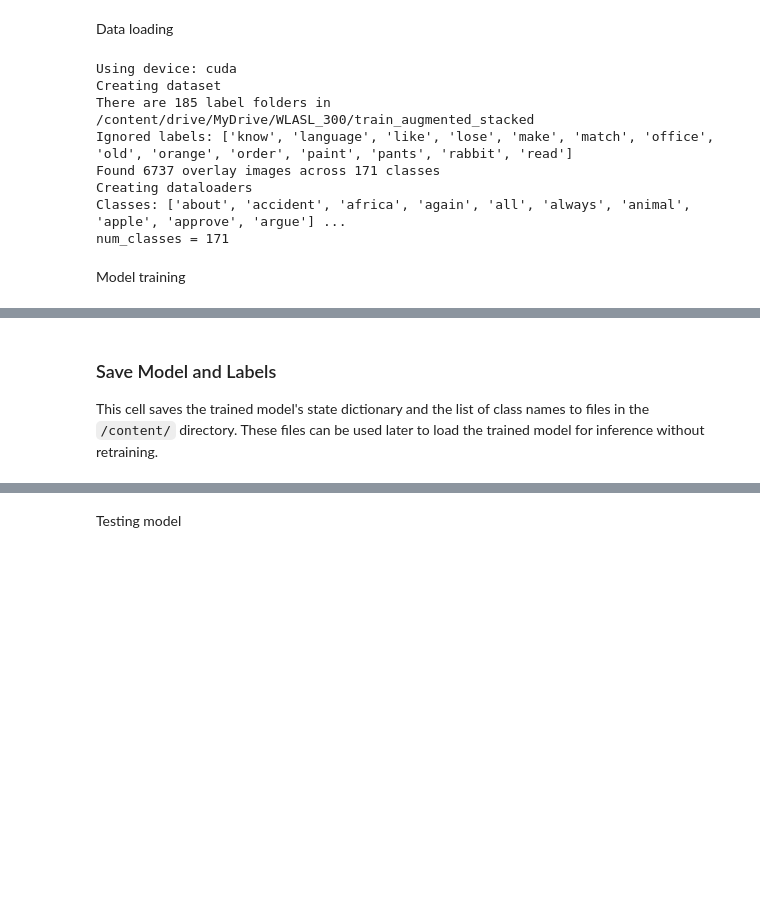
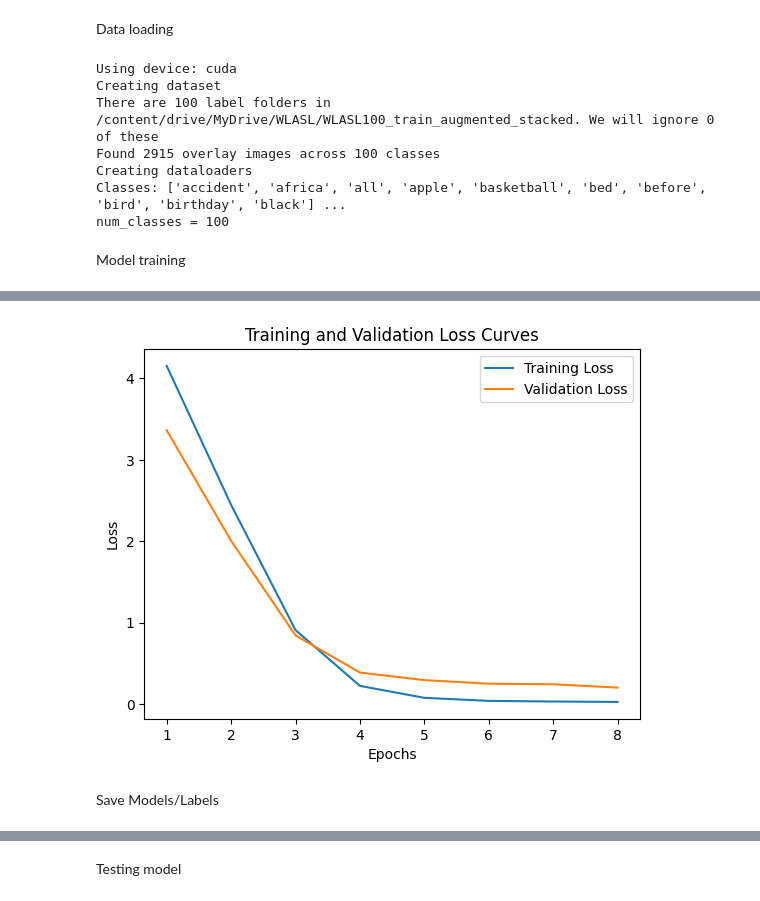
Before and after one commit to alimomennasab/ASL-Translator, a Jupyter notebook: CS4200CNN.ipynb, the cells around one changed output, grey strips where cells are left out. Drawn from its saved outputs; the diff is of its cells as text; code cells hidden in the pictures; blank space fills up the shorter version.

Commit message:
Changed dataset, use Resnet50

```diff
--- a/CS4200CNN.ipynb
+++ b/CS4200CNN.ipynb
@@ -172,12 +163,13 @@ from torchvision import transforms
 from PIL import Image
 from pathlib import Path
 
-DATASET_DIR = "/content/drive/MyDrive/WLASL_300/train_augmented_stacked"
+DATASET_DIR = "/content/drive/MyDrive/WLASL/WLASL100_train_augmented_stacked"
 IMG_SIZE = 256
 BATCH_SIZE = 32
 
 # ignore label folders with under 5 videos
-ignored_labels = ['paint', 'order', 'like', 'office', 'match', 'read', 'language', 'old', 'pants', 'make', 'lose', 'rabbit', 'know', 'orange']
+#ignored_labels = ['know', 'language', 'like', 'lose', 'make', 'match', 'office', 'old', 'orange', 'order', 'paint', 'pants', 'rabbit', 'read']
+ignored_labels = []
 
 device = "cuda" if torch.cuda.is_available() else "cpu"
 print("Using device:", device)
@@ -195,8 +187,6 @@ class OverlayDataset(Dataset):
 
         # Walk through every subfolder and collect overlay PNGs
         for class_dir in sorted(self.root_dir.iterdir()):
-            if not class_dir.is_dir():
-                continue
             label = class_dir.name
 
             # Skip ignored labels
@@ -232,7 +222,7 @@ transform = transforms.Compose([
 
 # Load dataset
 print("Creating dataset")
-print(f"There are {len(os.listdir(DATASET_DIR))} label folders in {DATASET_DIR}")
+print(f"There are {len(os.listdir(DATASET_DIR))} label folders in {DATASET_DIR}. We will ignore {len(ignored_labels)} of these")
 full_ds = OverlayDataset(DATASET_DIR, transform=transform, ignore_labels=ignored_labels)
 
 # Train/Val split
@@ -253,9 +243,8 @@ print("num_classes =", num_classes)
 # %% [output]
 Using device: cuda
 Creating dataset
-There are 185 label folders in /content/drive/MyDrive/WLASL_300/train_augmented_stacked
-Ignored labels: ['know', 'language', 'like', 'lose', 'make', 'match', 'office', 'old', 'orange', 'order', 'paint', 'pants', 'rabbit', 'read']
-Found 6737 overlay images across 171 classes
+There are 100 label folders in /content/drive/MyDrive/WLASL/WLASL100_train_augmented_stacked. We will ignore 0 of these
+Found 2915 overlay images across 100 classes
 Creating dataloaders
-Classes: ['about', 'accident', 'africa', 'again', 'all', 'always', 'animal', 'apple', 'approve', 'argue'] ...
-num_classes = 171
+Classes: ['accident', 'africa', 'all', 'apple', 'basketball', 'bed', 'before', 'bird', 'birthday', 'black'] ...
+num_classes = 100
@@ -266,53 +253,73 @@ Model training
 # %%
 import torch.nn as nn
 import torch.optim as optim
+import matplotlib.pyplot as plt
 from torchvision import models
 from tqdm import tqdm
 
-# Just in case cell order runs differently
+def plot_losses(train_losses: list, val_losses: list):
+    epochs = range(1, len(train_losses) + 1)
+    plt.plot(epochs, train_losses, label='Training Loss')
+    plt.plot(epochs, val_losses, label='Validation Loss')
+    plt.xlabel('Epochs')
+    plt.ylabel('Loss')
+    plt.title('Training and Validation Loss Curves')
+    plt.legend()
+    plt.show()
+
+
 num_classes = len(class_names)
 
-# Load pretrained ResNet18
-model = models.resnet18(weights="IMAGENET1K_V1")
+# Load pretrained ResNet50
+model = models.resnet50(weights="IMAGENET1K_V1")
 model.fc = nn.Linear(model.fc.in_features, num_classes)
 model = model.to(device)
 
+# Hyperparameters
 criterion = nn.CrossEntropyLoss()
 optimizer = optim.Adam(model.parameters(), lr=1e-4)
-
 EPOCHS = 8
 
+# Training loop
 model.train()
+train_losses = []
+val_losses = []
 for epoch in range(EPOCHS):
-    total, correct, train_loss = 0, 0, 0
+    model.train()
+    epoch_loss, correct, total = 0, 0, 0
     pbar = tqdm(train_loader, desc=f"Epoch {epoch+1}/{EPOCHS}")
 
     for images, labels in pbar:
         images, labels = images.to(device), labels.to(device)
-
         optimizer.zero_grad()
         outputs = model(images)
         loss = criterion(outputs, labels)
         loss.backward()
         optimizer.step()
-
-        train_loss += loss.item()
+        epoch_loss += loss.item()
         _, preds = outputs.max(1)
         total += labels.size(0)
         correct += preds.eq(labels).sum().item()
         pbar.set_postfix(loss=loss.item(), acc=100.*correct/total)
 
-    # ---- Validation ----
+    train_losses.append(epoch_loss / len(train_loader))
+
+    # Validation
     model.eval()
-    val_correct, val_total = 0, 0
+    val_epoch_loss, val_correct, val_total = 0, 0, 0
     with torch.no_grad():
         for images, labels in val_loader:
             images, labels = images.to(device), labels.to(device)
             outputs = model(images)
+            loss = criterion(outputs, labels)
+            val_epoch_loss += loss.item()
             _, preds = outputs.max(1)
             val_total += labels.size(0)
             val_correct += preds.eq(labels).sum().item()
+    val_losses.append(val_epoch_loss / len(val_loader))
 
-    val_acc = 100.*val_correct / val_total
-    print(f"Epoch {epoch+1} complete | Train Acc: {100.*correct/total:.2f}% | Val Acc: {val_acc:.2f}%")
+    val_acc = 100. * val_correct / val_total
+    print(f"Epoch {epoch+1}: Train Acc={100.*correct/total:.2f}% | Val Acc={val_acc:.2f}%")
+
+plot_losses(train_losses, val_losses)
 # %% [output]
@@ -328,6 +335,5 @@ Epoch 8 complete | Train Acc: 98.09% | Val Acc: 86.93%
+[figure, added]
-# %% [markdown]
-### Save Model and Labels
-
-This cell saves the trained model's state dictionary and the list of class names to files in the `/content/` directory. These files can be used later to load the trained model for inference without retraining.
+# %% [markdown]
+Save Models/Labels
 # %%
 import json
```
Also changed, not shown: parts of 7 cells of this notebook.
